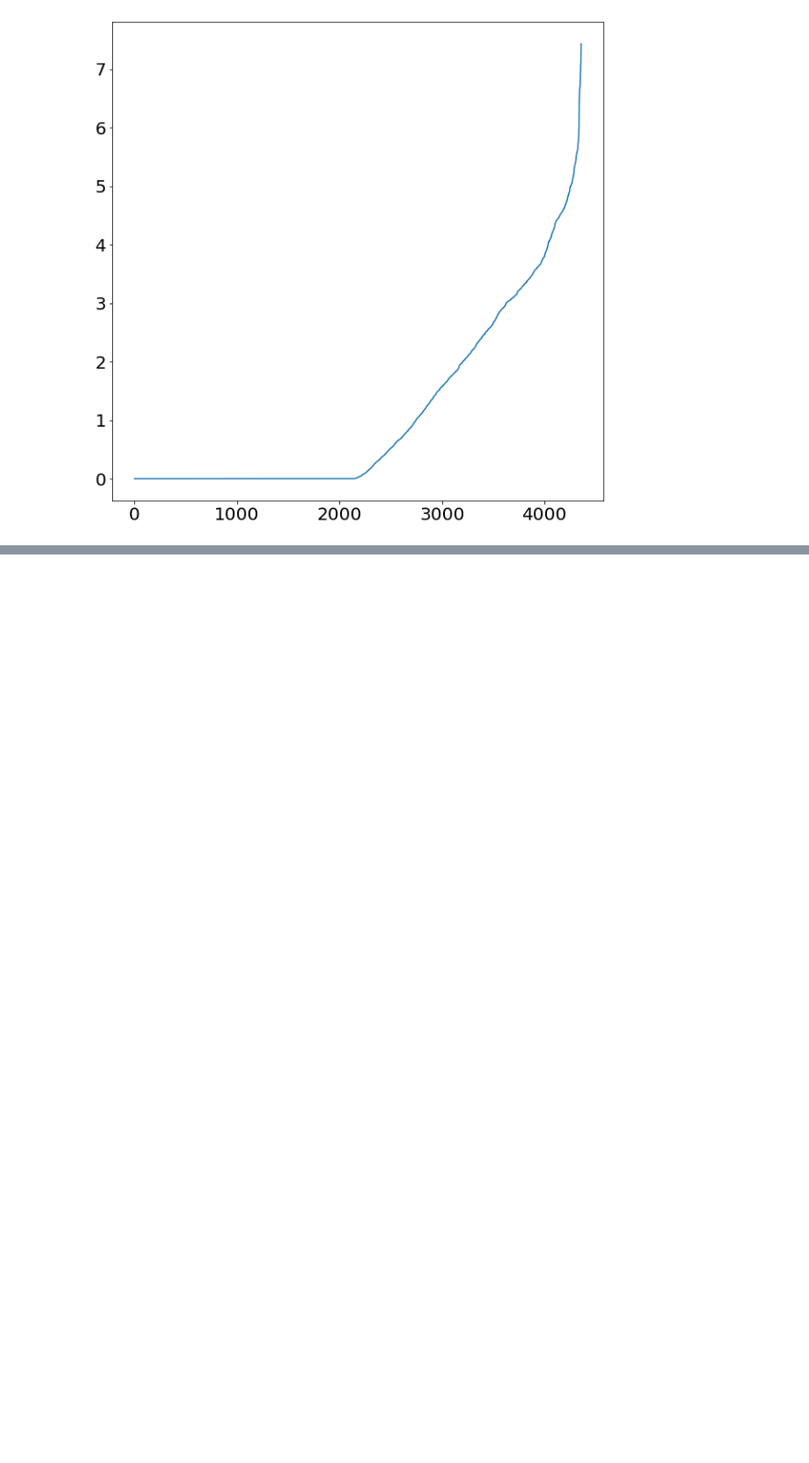
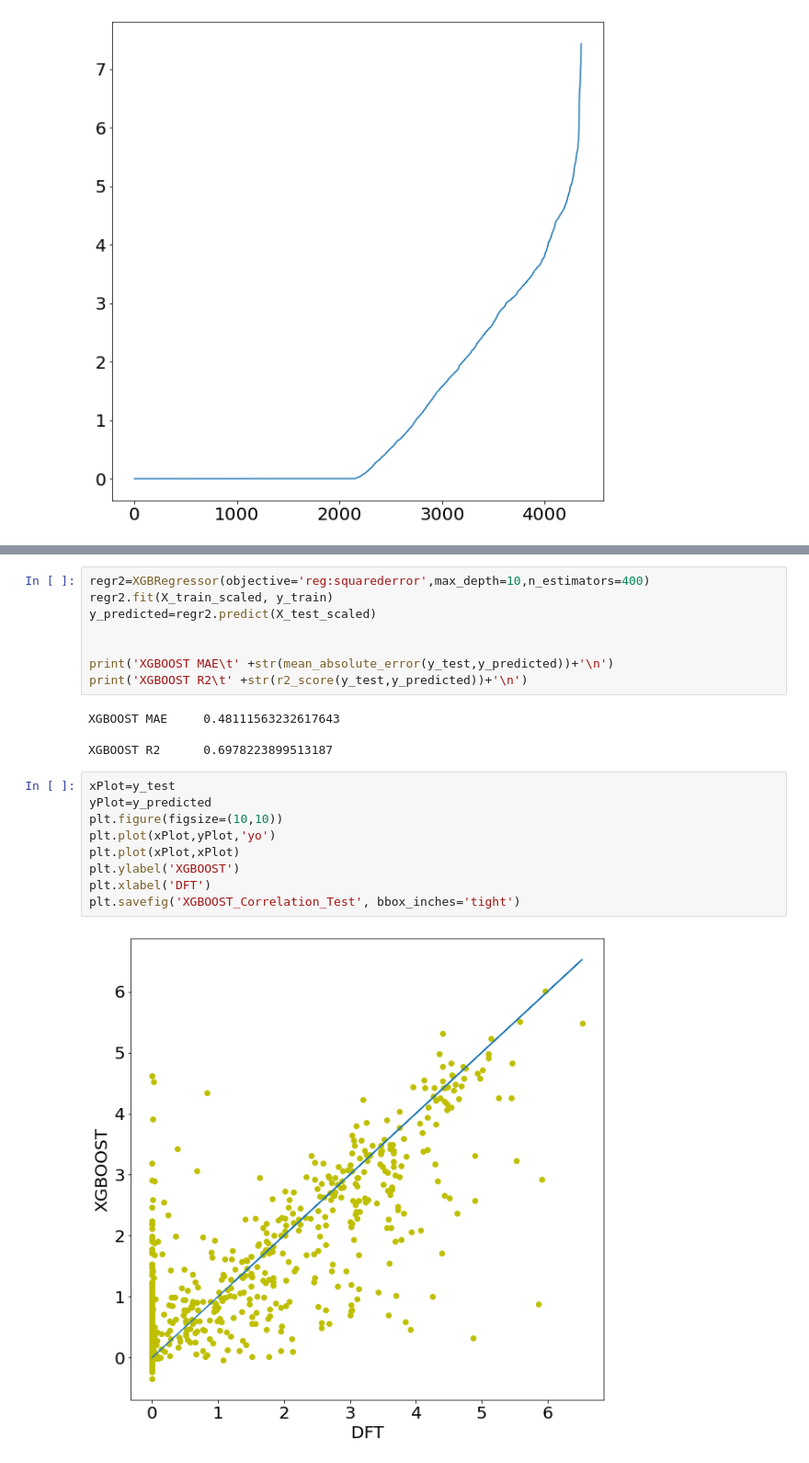
Before and after one commit to WENDYWEN20/InorganicChemistry, a Jupyter notebook: Cheminformatic.ipynb, the cells around one changed output, grey strips where cells are left out. Shown: that part at 92% size. Saved outputs shown, nothing was run; the diff lists cells and outputs as text; blank space fills up the shorter version.

```diff
--- a/Cheminformatic.ipynb
+++ b/Cheminformatic.ipynb
@@ -405,0 +442,23 @@ plt.savefig('ScatterPlot',bbox_inches='tight')
+# %%
+regr2=XGBRegressor(objective='reg:squarederror',max_depth=10,n_estimators=400)
+regr2.fit(X_train_scaled, y_train)
+y_predicted=regr2.predict(X_test_scaled)
+
+
+print('XGBOOST MAE\t' +str(mean_absolute_error(y_test,y_predicted))+'\n')
+print('XGBOOST R2\t' +str(r2_score(y_test,y_predicted))+'\n')
+# %% [output]
+XGBOOST MAE     0.48111563232617643
+
+XGBOOST R2      0.6978223899513187
+# %%
+xPlot=y_test
+yPlot=y_predicted
+plt.figure(figsize=(10,10))
+plt.plot(xPlot,yPlot,'yo')
+plt.plot(xPlot,xPlot)
+plt.ylabel('XGBOOST')
+plt.xlabel('DFT')
+plt.savefig('XGBOOST_Correlation_Test', bbox_inches='tight')
+# %% [output]
+[figure, added]
```
Also changed, not shown: parts of 5 cells of this notebook.
